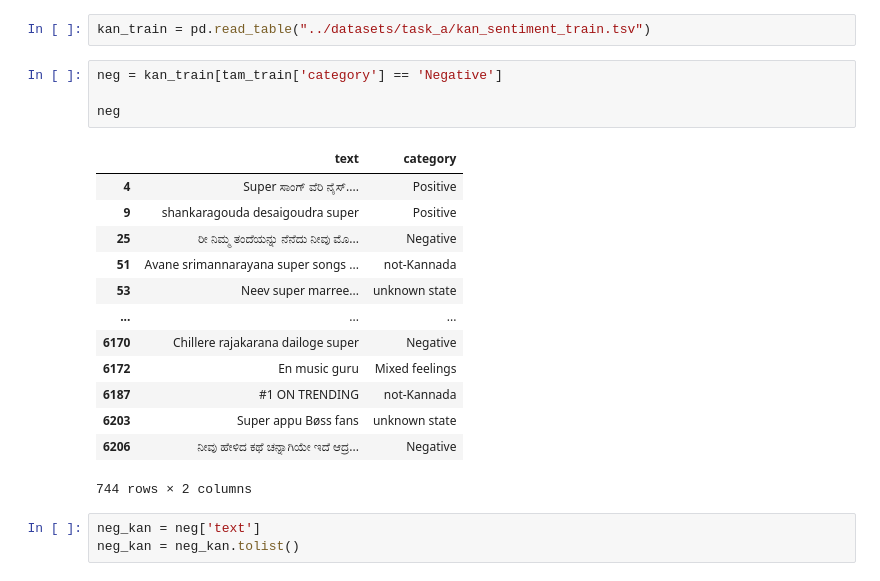
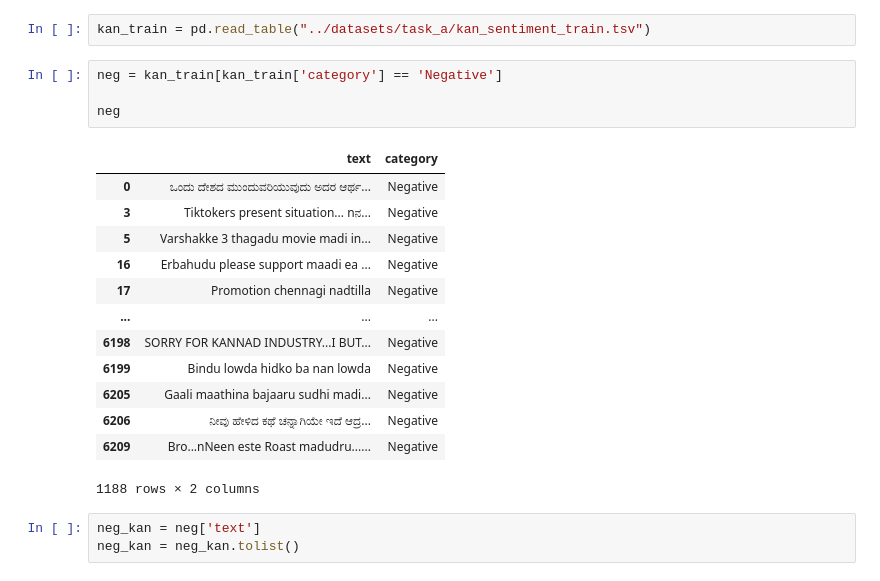
Before and after one commit to AdrianGarciaH/Homophobia, a Jupyter notebook: task_a_code/Translate_tamil_neg.ipynb, the cells around one changed output. Cells and saved outputs as stored; diff of their text form.

```diff
--- a/task_a_code/Translate_tamil_neg.ipynb
+++ b/task_a_code/Translate_tamil_neg.ipynb
@@ -8,23 +8,23 @@ translator = Translator()
 # %%
 kan_train = pd.read_table("../datasets/task_a/kan_sentiment_train.tsv")
 # %%
-neg = kan_train[tam_train['category'] == 'Negative']
+neg = kan_train[kan_train['category'] == 'Negative']
 
 neg
 # %% [output]
 |  | text | category |
-| 4 | Super ಸಾಂಗ್ ವೆರಿ ನೈಸ್.... | Positive |
-| 9 | shankaragouda desaigoudra super | Positive |
-| 25 | ರೀ ನಿಮ್ಮ ತಂದೆಯನ್ನು ನೆನೆದು ನೀವು ಮೊ... | Negative |
-| 51 | Avane srimannarayana super songs ... | not-Kannada |
-| 53 | Neev super marree... | unknown state |
+| 0 | ಒಂದು ದೇಶದ ಮುಂದುವರಿಯುವುದು ಅದರ ಆರ್ಥ... | Negative |
+| 3 | Tiktokers present situation... nನ... | Negative |
+| 5 | Varshakke 3 thagadu movie madi in... | Negative |
+| 16 | Erbahudu please support maadi ea ... | Negative |
+| 17 | Promotion chennagi nadtilla | Negative |
 | ... | ... | ... |
-| 6170 | Chillere rajakarana dailoge super | Negative |
-| 6172 | En music guru | Mixed feelings |
-| 6187 | #1 ON TRENDING | not-Kannada |
-| 6203 | Super appu Bøss fans | unknown state |
+| 6198 | SORRY FOR KANNAD INDUSTRY...I BUT... | Negative |
+| 6199 | Bindu lowda hidko ba nan lowda | Negative |
+| 6205 | Gaali maathina bajaaru sudhi madi... | Negative |
 | 6206 | ನೀವು ಹೇಳಿದ ಕಥೆ ಚನ್ನಾಗಿಯೇ ಇದೆ ಆದ್ರ... | Negative |
+| 6209 | Bro...nNeen este Roast madudru...... | Negative |
-744 rows × 2 columns
+1188 rows × 2 columns
 # %%
 neg_kan = neg['text']
 neg_kan = neg_kan.tolist()
```
Also changed, not shown: parts of 6 cells of this notebook, 5 other files.
